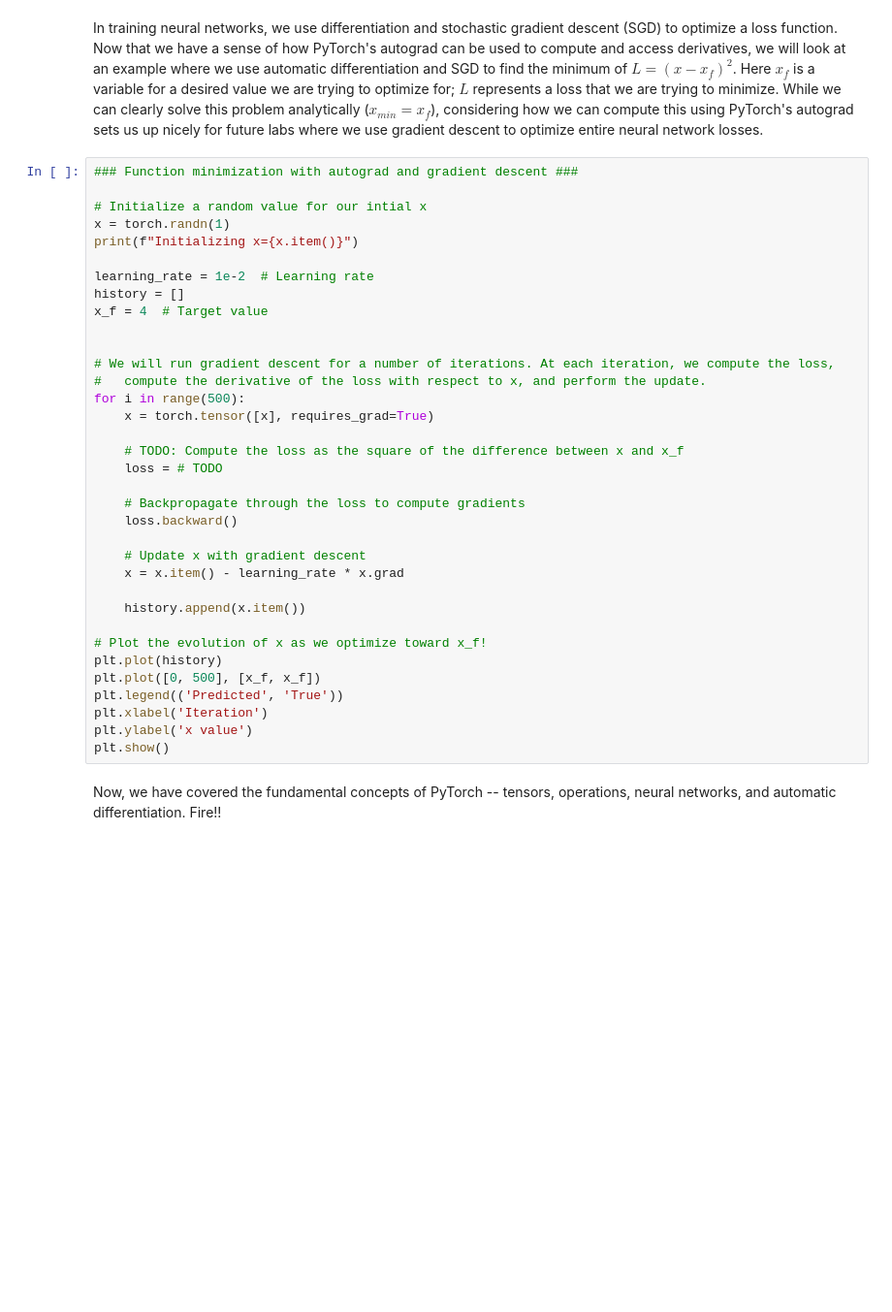
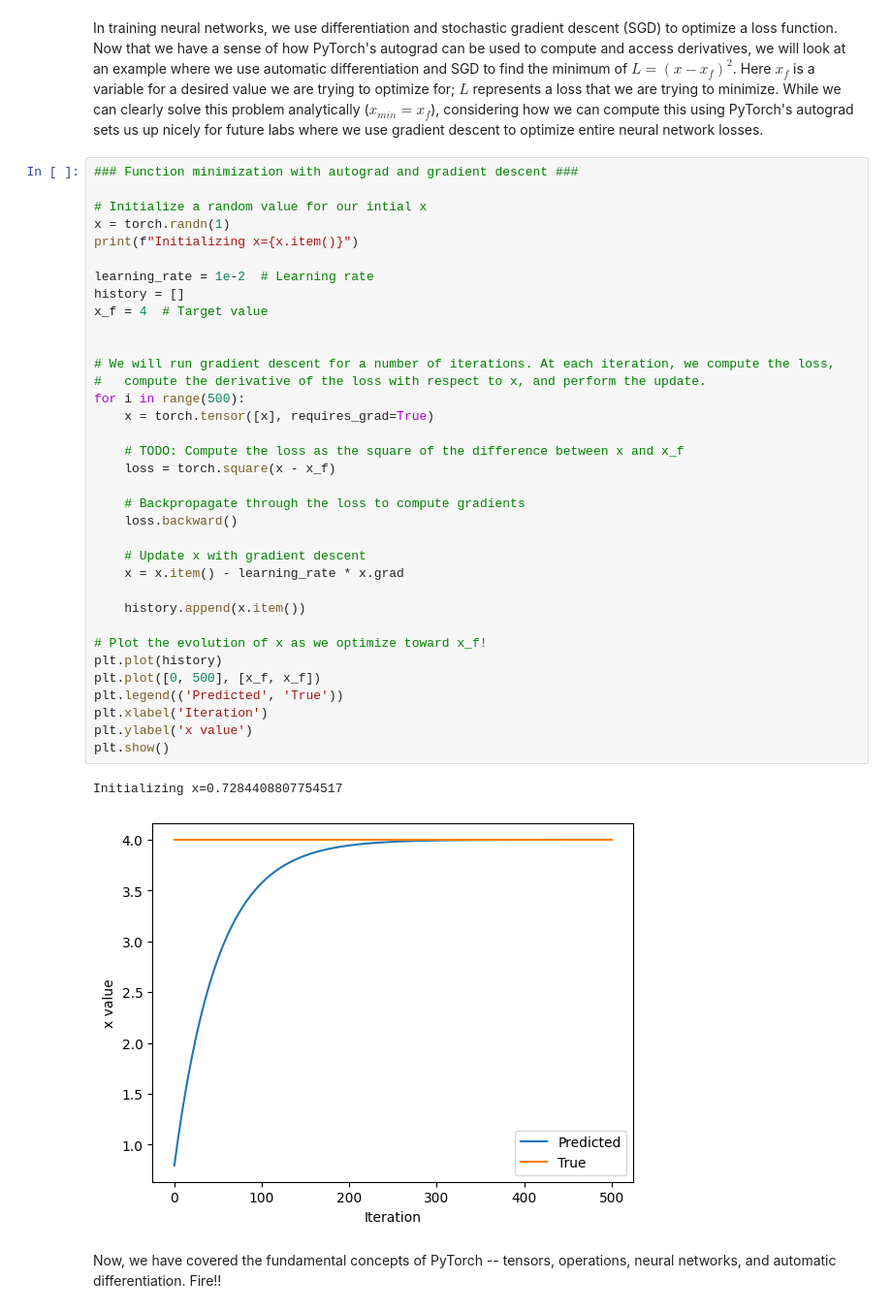
Before and after one commit to MichaelSch111/21_game, a Jupyter notebook: lab1/PT_Part1_Intro.ipynb, the cells around one changed output. Shown at 97% size. Saved outputs shown, nothing was run; the diff lists cells and outputs as text; blank space fills up the shorter version.

```diff
--- a/lab1/PT_Part1_Intro.ipynb
+++ b/lab1/PT_Part1_Intro.ipynb
@@ -337,33 +345,36 @@ In training neural networks, we use differentiation and stochastic gradient desc
 x = torch.randn(1)
 print(f"Initializing x={x.item()}")
 
 learning_rate = 1e-2  # Learning rate
 history = []
 x_f = 4  # Target value
 
 
 # We will run gradient descent for a number of iterations. At each iteration, we compute the loss,
 #   compute the derivative of the loss with respect to x, and perform the update.
 for i in range(500):
     x = torch.tensor([x], requires_grad=True)
 
     # TODO: Compute the loss as the square of the difference between x and x_f
-    loss = # TODO
+    loss = torch.square(x - x_f)
 
     # Backpropagate through the loss to compute gradients
     loss.backward()
 
     # Update x with gradient descent
     x = x.item() - learning_rate * x.grad
 
     history.append(x.item())
 
 # Plot the evolution of x as we optimize toward x_f!
 plt.plot(history)
 plt.plot([0, 500], [x_f, x_f])
 plt.legend(('Predicted', 'True'))
 plt.xlabel('Iteration')
 plt.ylabel('x value')
 plt.show()
+# %% [output]
+Initializing x=0.7284408807754517
+[figure, added]
 # %% [markdown]
 Now, we have covered the fundamental concepts of PyTorch -- tensors, operations, neural networks, and automatic differentiation. Fire!!
```
Also changed, not shown: parts of 6 cells of this notebook.
